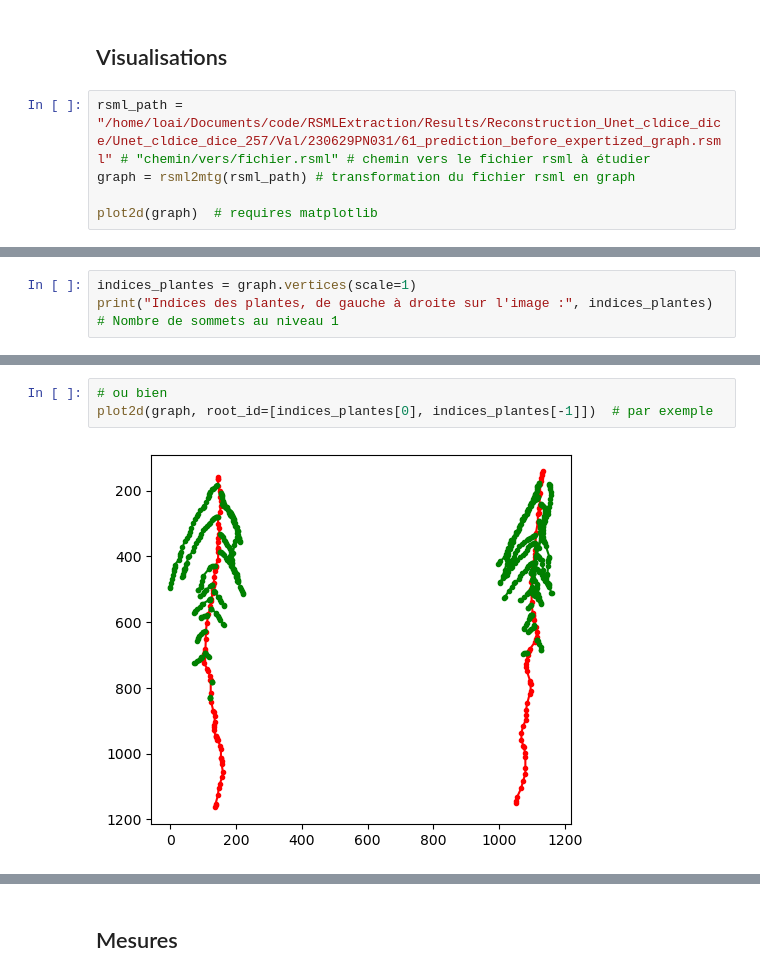
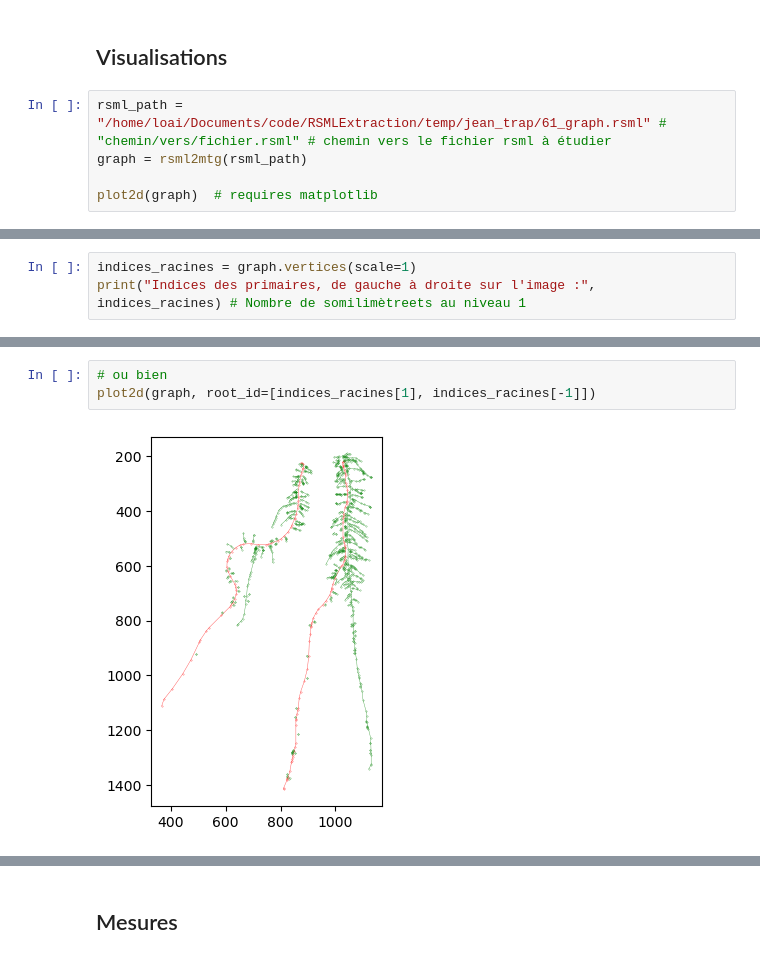
Before and after one commit to Money-eng/Benchmark_RST, a Jupyter notebook: notebook_rsml.ipynb, the cells around one changed output, grey strips where cells are left out. Cells and saved outputs as stored; diff of their text form.

```diff
--- a/notebook_rsml.ipynb
+++ b/notebook_rsml.ipynb
@@ -92,8 +105,8 @@ def get_corresponding_time_in_hours(graph: MTG, time):
 # %% [markdown]
 ## Visualisations
 # %%
-rsml_path = "/home/loai/Documents/code/RSMLExtraction/Results/Reconstruction_Unet_cldice_dice/Unet_cldice_dice_257/Val/230629PN031/61_prediction_before_expertized_graph.rsml" # "chemin/vers/fichier.rsml" # chemin vers le fichier rsml à étudier
-graph = rsml2mtg(rsml_path) # transformation du fichier rsml en graph
+rsml_path = "/home/loai/Documents/code/RSMLExtraction/temp/jean_trap/61_graph.rsml" # "chemin/vers/fichier.rsml" # chemin vers le fichier rsml à étudier
+graph = rsml2mtg(rsml_path)
 
 plot2d(graph)  # requires matplotlib
 # %% [output]
@@ -160,4 +255,4 @@ VBox(children=(HBox(children=(Play(value=0, interval=200, max=29), IntSlider(val
 # %%
-indices_plantes = graph.vertices(scale=1)
-print("Indices des plantes, de gauche à droite sur l'image :", indices_plantes) # Nombre de sommets au niveau 1
+indices_racines = graph.vertices(scale=1)
+print("Indices des primaires, de gauche à droite sur l'image :", indices_racines) # Nombre de somilimètreets au niveau 1
 # %% [output]
@@ -170,8 +260,8 @@ plot2d(graph, root_id=[indices_plantes[0]])  # par exemple
 # %%
 # ou bien
-plot2d(graph, root_id=[indices_plantes[0], indices_plantes[-1]])  # par exemple
+plot2d(graph, root_id=[indices_racines[1], indices_racines[-1]])
 # %% [output]
-[figure, old version]
+[figure, new version]
 # %%
 order = 1
 plot2d(graph, order=order-1)  # Visualisation du graph d'ordre 1 (primaires)
```
Also changed, not shown: parts of 44 cells of this notebook, 7 other files.
